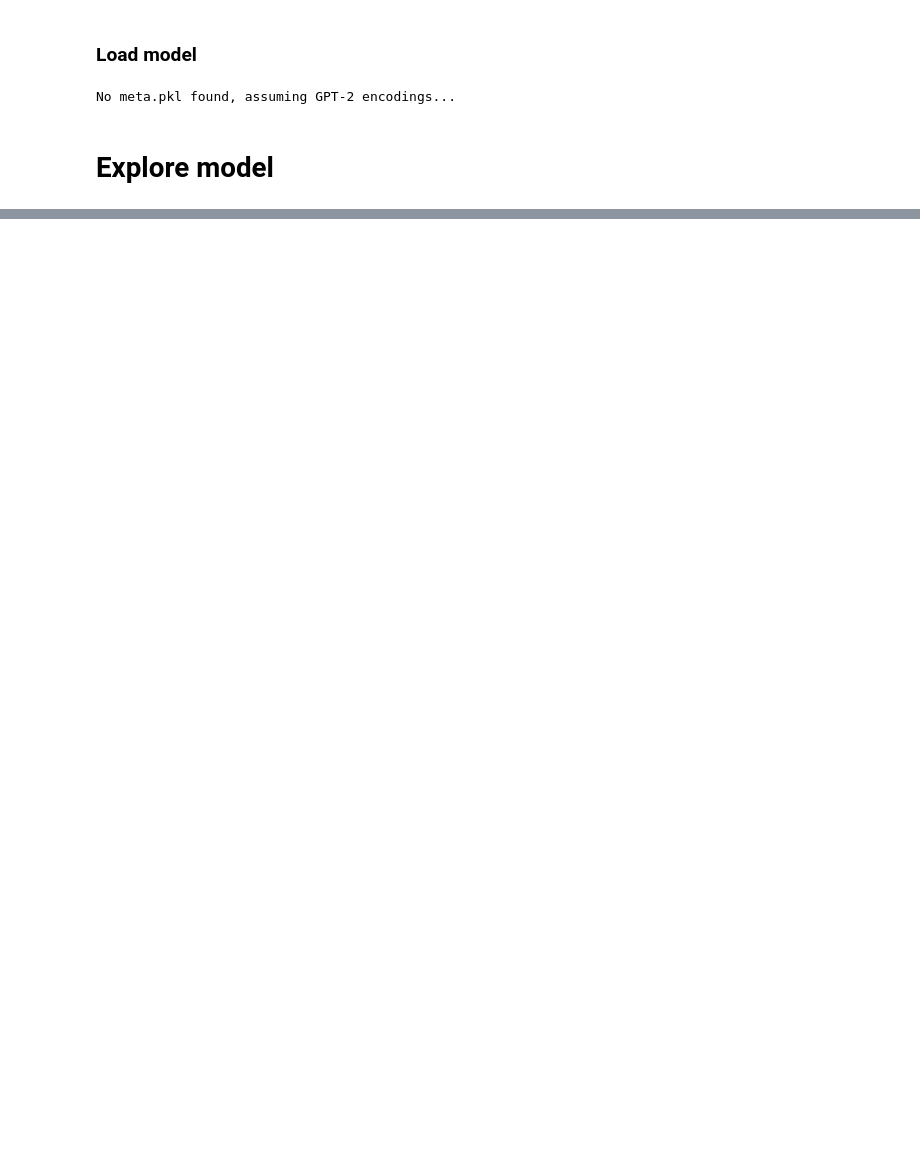
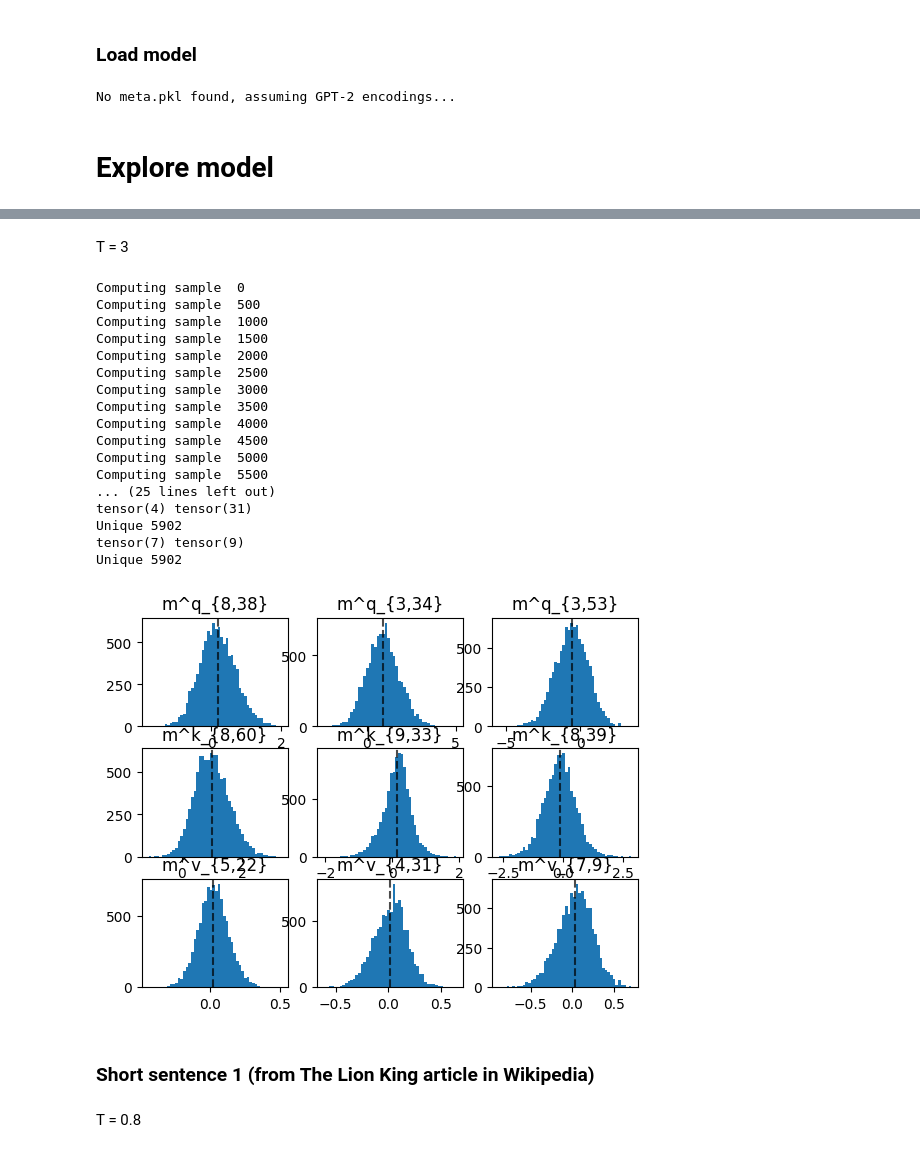
Before and after one commit to muxitox/nanoGPT, a Jupyter notebook: explore_gpt2.ipynb, the cells around one changed output, grey strips where cells are left out. Cells and saved outputs as stored; diff of their text form; code cells hidden in the pictures; blank space fills up the shorter version.

```diff
--- a/explore_gpt2.ipynb
+++ b/explore_gpt2.ipynb
@@ -277,0 +314,27 @@ Unique 969
+# %% [markdown]
+T = 3
+# %%
+temperature = 3
+
+explore_model(start, temperature, top_k)
+# %% [output]
+Computing sample  0
+Computing sample  500
+Computing sample  1000
+Computing sample  1500
+Computing sample  2000
+Computing sample  2500
+Computing sample  3000
+Computing sample  3500
+Computing sample  4000
+Computing sample  4500
+Computing sample  5000
+Computing sample  5500
+... (25 lines left out)
+tensor(4) tensor(31)
+Unique 5902
+tensor(7) tensor(9)
+Unique 5902
+[figure, added]
+# %% [markdown]
+### Short sentence 1 (from The Lion King article in Wikipedia)
@@ -277,0 +344,2 @@ Unique 969
+# %% [markdown]
+T = 0.8
```
Also changed, not shown: parts of 50 cells of this notebook.
